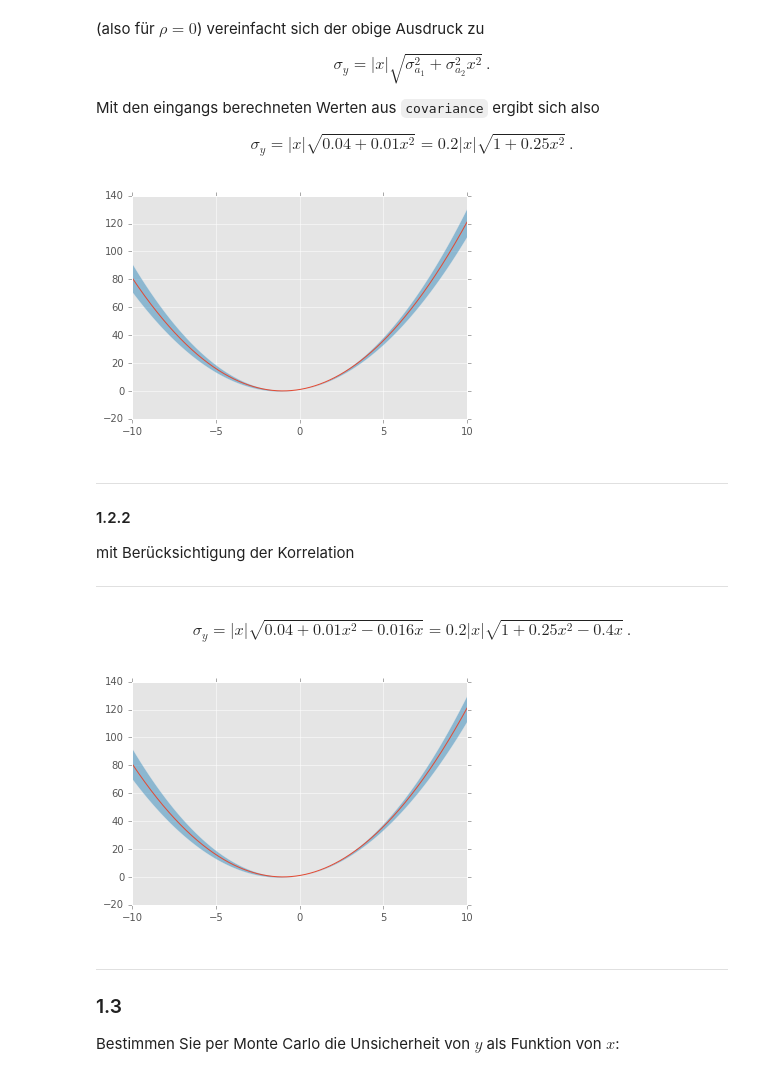
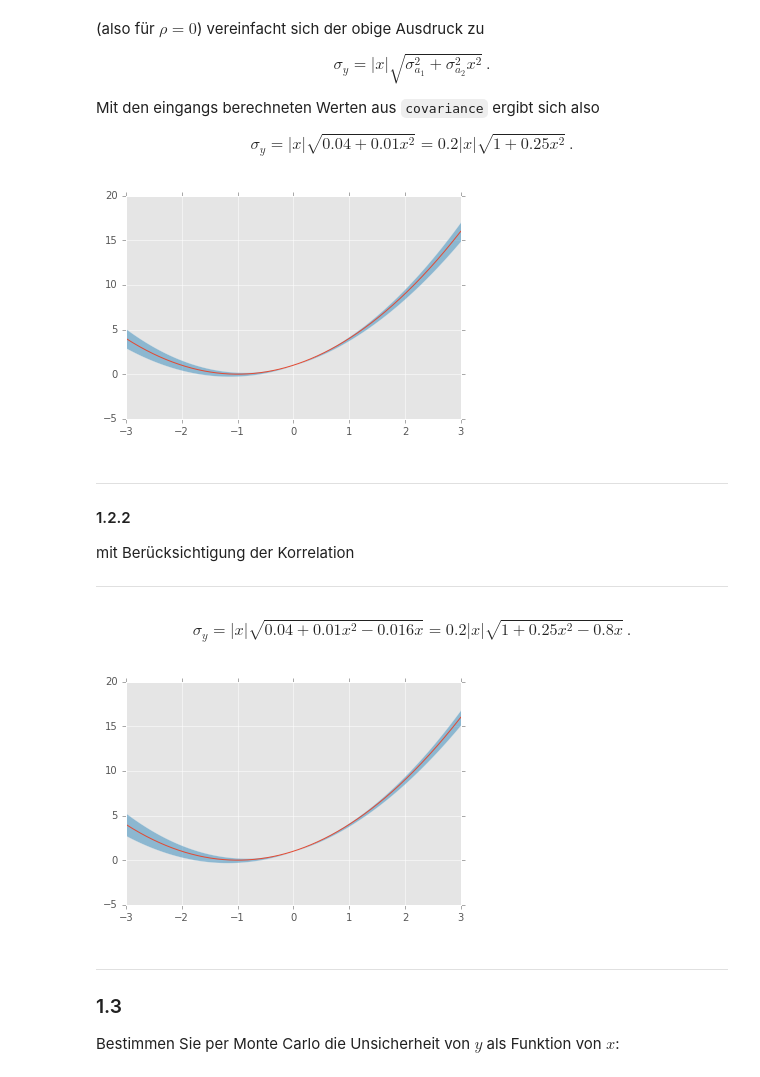
Before and after one commit to kdungs/teaching-SMD2-2016, a Jupyter notebook: solutions/1.ipynb, the cells around one changed output. Saved outputs shown, nothing was run; the diff lists cells and outputs as text; code cells hidden in the pictures.

```diff
--- a/solutions/1.ipynb
+++ b/solutions/1.ipynb
@@ -81,16 +81,16 @@ $$\sigma_y = \lvert{}x\rvert\sqrt{0.04 + 0.01x^2} = 0.2\lvert{}x\rvert{}\sqrt{1
 # %%
 def err_ana_wo(x):
     return 0.2 * np.abs(x) * np.sqrt(1 + 0.25 * x ** 2)
 
-xs = np.linspace(-10, 10, 10000)
+xs = np.linspace(-3, 3, 10000)
 ys = 1 + a1 * xs + a2 * xs ** 2
 errs = err_ana_wo(xs)
 
 plt.plot(xs, ys)
 plt.fill_between(xs, ys - errs, ys + errs, alpha=0.5)
 plt.show()
 # %% [output]
-[figure, old version]
+[figure, new version]
 # %% [markdown]
 ---
 #### 1.2.2
@@ -98,7 +98,7 @@ mit Berücksichtigung der Korrelation
 
 ---
 # %% [markdown]
-$$\sigma_y = \lvert{}x\rvert\sqrt{0.04 + 0.01x^2 - 0.016x} = 0.2\lvert{}x\rvert\sqrt{1 + 0.25x^2 - 0.4x} \,.$$
+$$\sigma_y = \lvert{}x\rvert\sqrt{0.04 + 0.01x^2 - 0.016x} = 0.2\lvert{}x\rvert\sqrt{1 + 0.25x^2 - 0.8x} \,.$$
 # %%
 def err_ana(x):
     return 0.2 * np.abs(x) * np.sqrt(1 + 0.25 * x ** 2 - 0.4 * x)
@@ -109,7 +109,7 @@ plt.plot(xs, ys)
 plt.fill_between(xs, ys - errs, ys + errs, alpha=0.5)
 plt.show()
 # %% [output]
-[figure, old version]
+[figure, new version]
 # %% [markdown]
 ---
 ### 1.3
```
Also changed, not shown: parts of 6 cells of this notebook.
